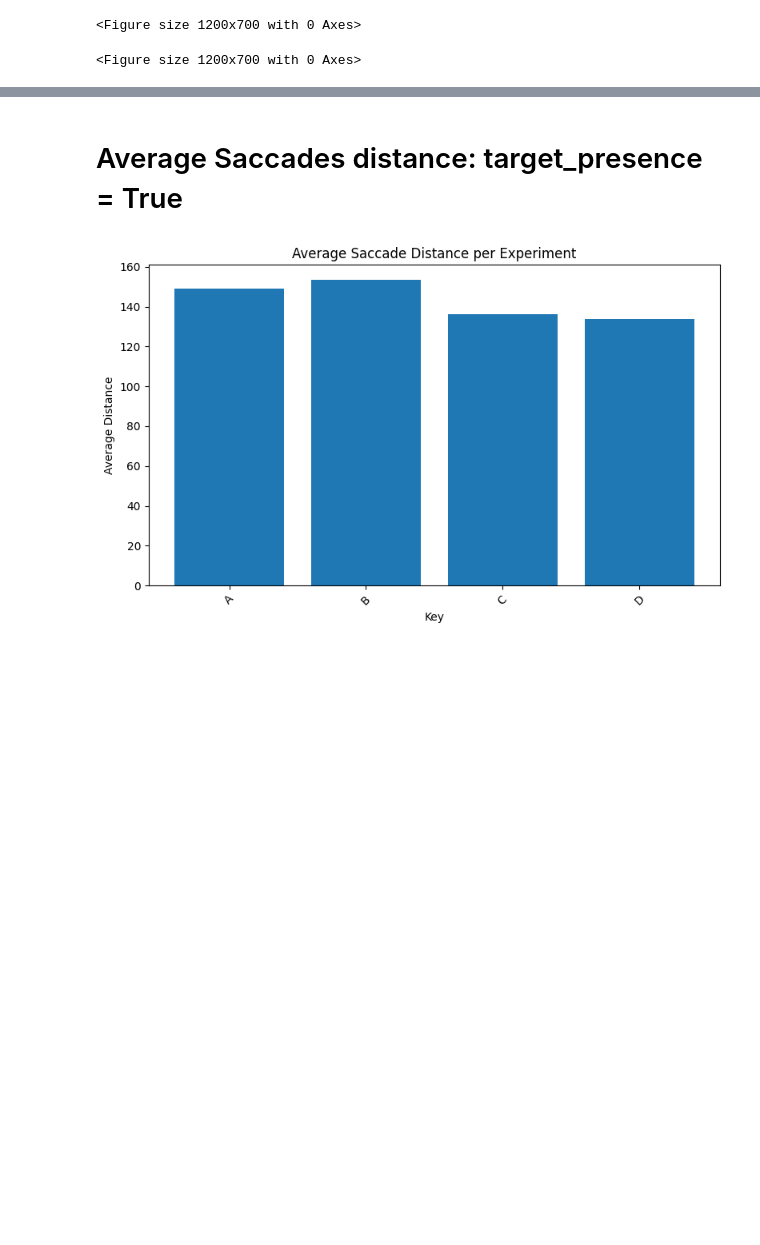
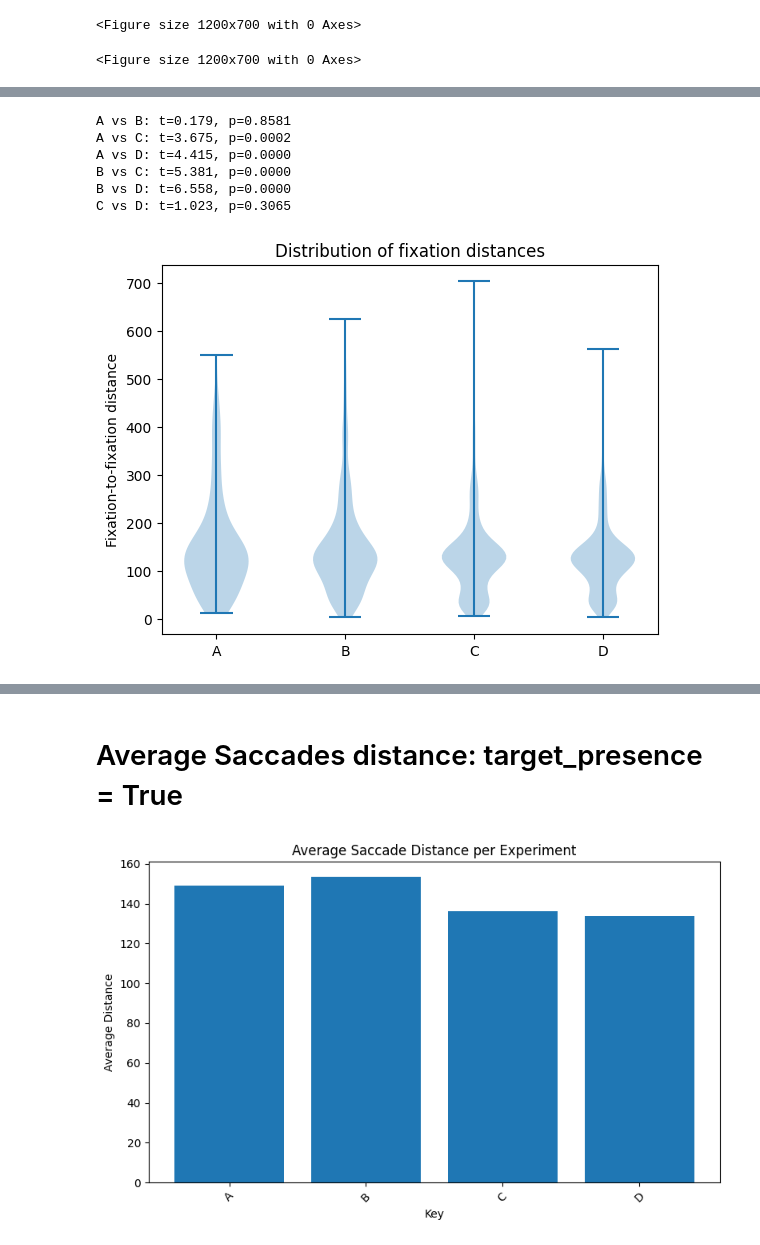
Before and after one commit to alina-popadina/Data_analysis, a Jupyter notebook: analysis_DUPLICATE.ipynb, the cells around one changed output, grey strips where cells are left out. Saved outputs shown, nothing was run; the diff lists cells and outputs as text; code cells hidden in the pictures; blank space fills up the shorter version.

```diff
--- a/analysis_DUPLICATE.ipynb
+++ b/analysis_DUPLICATE.ipynb
@@ -333,0 +706,27 @@ for experiment in experiments:
+# %%
+experiments = ['A','B','C','D']
+means = {}
+for i in range(len(experiments)):
+    for j in range(i+1,len(experiments)):
+        e = experiments[i]
+        ee = experiments[j]
+
+        stat,p = ttest_ind(distances[e], distances[ee])
+
+        print(f"{e} vs {ee}: t={stat:.3f}, p={p:.4f}")
+
+plt.violinplot(
+    [distances['A'], distances['B'], distances['C'], distances['D']])
+
+plt.xticks([1,2,3,4], ['A','B','C','D'])
+plt.ylabel("Fixation-to-fixation distance")
+plt.title("Distribution of fixation distances")
+plt.show()
+# %% [output]
+A vs B: t=0.179, p=0.8581
+A vs C: t=3.675, p=0.0002
+A vs D: t=4.415, p=0.0000
+B vs C: t=5.381, p=0.0000
+B vs D: t=6.558, p=0.0000
+C vs D: t=1.023, p=0.3065
+[figure, added]
```
Also changed, not shown: parts of 13 cells of this notebook, 11 other files.
